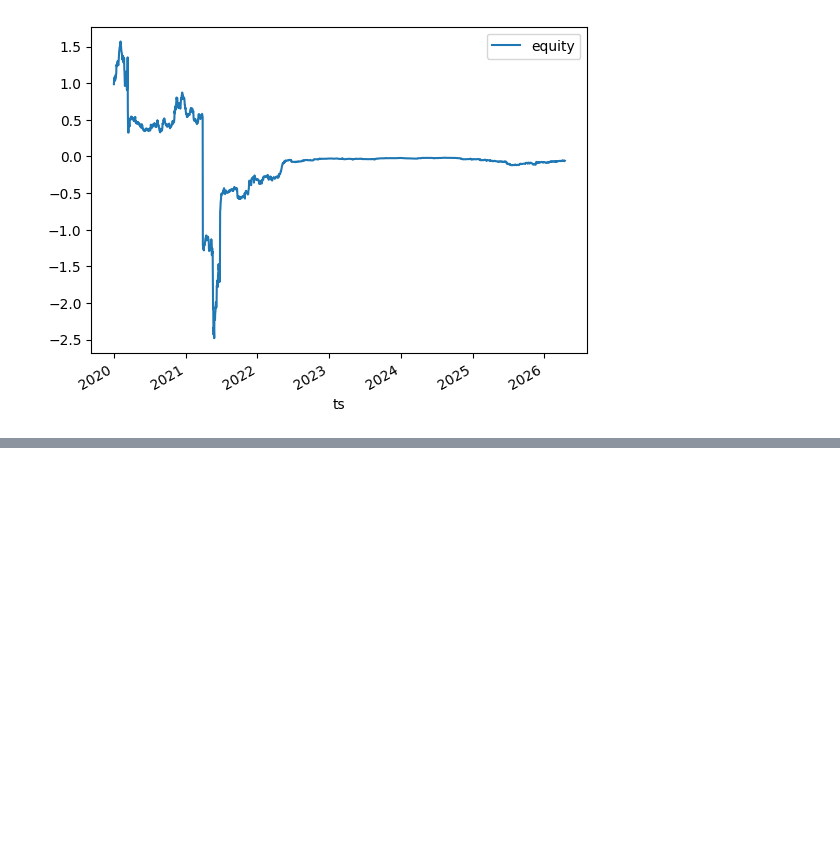
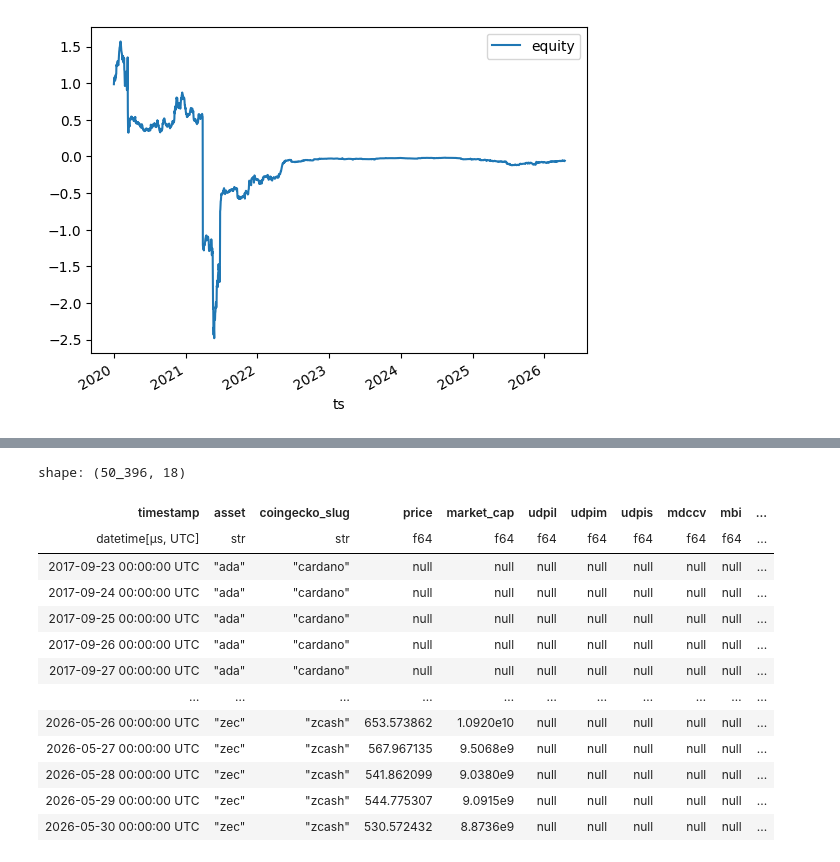
Before and after one commit to flanfly/studies, a Jupyter notebook: scratchpad.ipynb, the cells around one changed output, grey strips where cells are left out. Drawn from its saved outputs; the diff is of its cells as text; code cells hidden in the pictures; blank space fills up the shorter version.

```diff
--- a/scratchpad.ipynb
+++ b/scratchpad.ipynb
@@ -1849,0 +1947,17 @@ import polars as pl
+# %%
+pl.read_parquet('polarity/lala.parquet').sort(['asset','timestamp'])
+# %% [output]
+shape: (50_396, 18)
+| timestamp | asset | coingecko_slug | price | market_cap | udpil | udpim | udpis | mdccv | mbi | ... |
+| datetime[μs, UTC] | str | str | f64 | f64 | f64 | f64 | f64 | f64 | f64 | ... |
+| 2017-09-23 00:00:00 UTC | "ada" | "cardano" | null | null | null | null | null | null | null | ... |
+| 2017-09-24 00:00:00 UTC | "ada" | "cardano" | null | null | null | null | null | null | null | ... |
+| 2017-09-25 00:00:00 UTC | "ada" | "cardano" | null | null | null | null | null | null | null | ... |
+| 2017-09-26 00:00:00 UTC | "ada" | "cardano" | null | null | null | null | null | null | null | ... |
+| 2017-09-27 00:00:00 UTC | "ada" | "cardano" | null | null | null | null | null | null | null | ... |
+| … | … | … | … | … | … | … | … | … | … | ... |
+| 2026-05-26 00:00:00 UTC | "zec" | "zcash" | 653.573862 | 1.0920e10 | null | null | null | null | null | ... |
+| 2026-05-27 00:00:00 UTC | "zec" | "zcash" | 567.967135 | 9.5068e9 | null | null | null | null | null | ... |
+| 2026-05-28 00:00:00 UTC | "zec" | "zcash" | 541.862099 | 9.0380e9 | null | null | null | null | null | ... |
+| 2026-05-29 00:00:00 UTC | "zec" | "zcash" | 544.775307 | 9.0915e9 | null | null | null | null | null | ... |
+| 2026-05-30 00:00:00 UTC | "zec" | "zcash" | 530.572432 | 8.8736e9 | null | null | null | null | null | ... |
```
Also changed, not shown: parts of 10 cells of this notebook, 1 other file.
